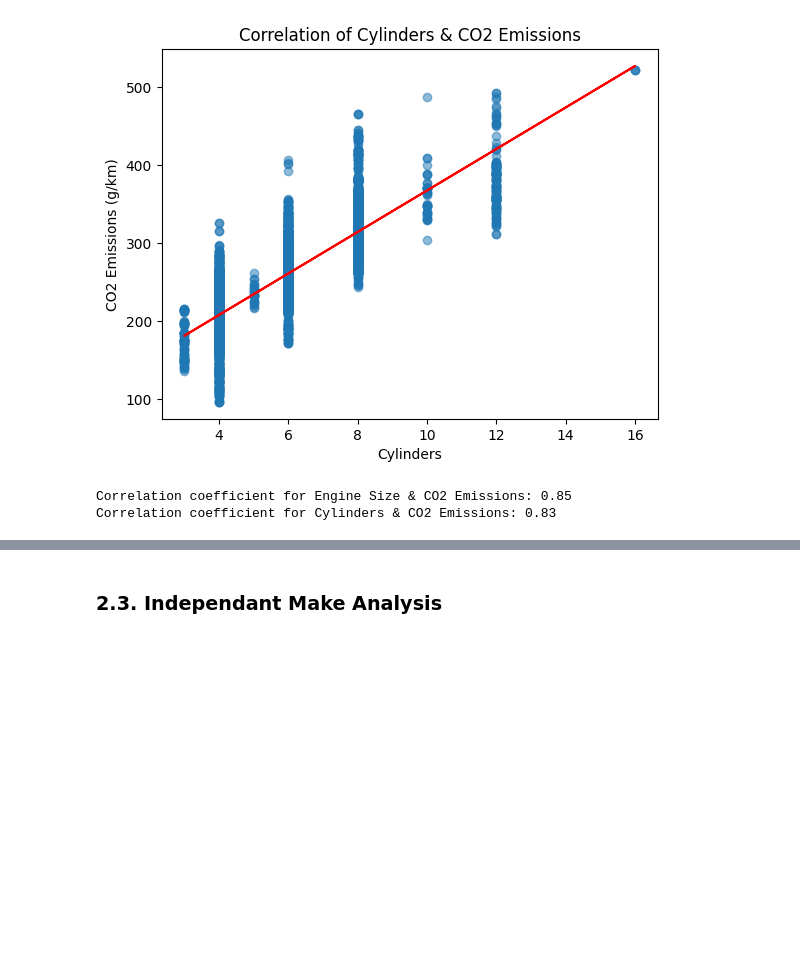
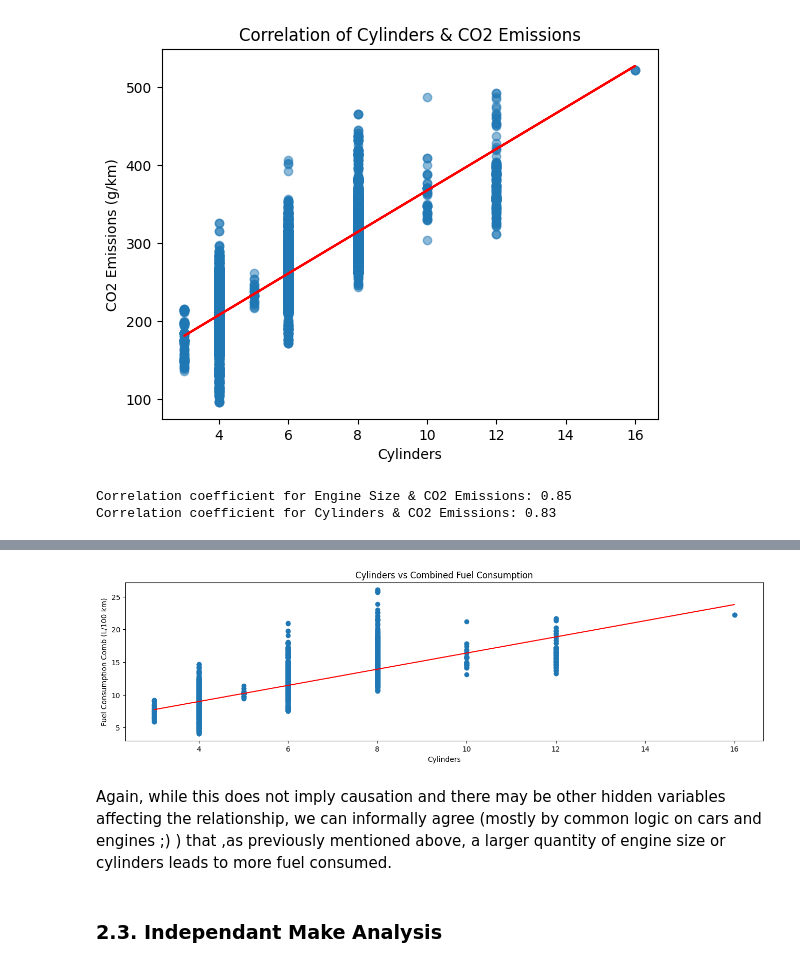
Before and after one commit to HasNas03/Jupyter-notebooks, a Jupyter notebook: emissions/Carbon Emissions.ipynb, the cells around one changed output, grey strips where cells are left out. Drawn from its saved outputs; the diff is of its cells as text; code cells hidden in the pictures; blank space fills up the shorter version.

```diff
--- a/emissions/Carbon Emissions.ipynb
+++ b/emissions/Carbon Emissions.ipynb
@@ -184,3 +197,20 @@ Both values are very close to 1, implying a positive association. This means tha
+# %%
+plt.figure(figsize=(16, 4))
+plt.scatter(df['Cylinders'], df['Fuel Consumption Comb (L/100 km)'])
+plt.title('Cylinders vs Combined Fuel Consumption')
+plt.xlabel('Cylinders')
+plt.ylabel('Fuel Consumption Comb (L/100 km)')
+
+# lgm polyfit
+coefficients = np.polyfit(df['Cylinders'], df['Fuel Consumption Comb (L/100 km)'], 1)
+trendline_x = np.linspace(df['Cylinders'].min(), df['Cylinders'].max(), 100)
+trendline_y = np.polyval(coefficients, trendline_x)
+plt.plot(trendline_x, trendline_y, color='red')
+plt.show()
+# %% [output]
+[figure, added]
+# %% [markdown]
+Again, while this does not imply causation and there may be other hidden variables affecting the relationship, we can informally agree (mostly by common logic on cars and engines ;) ) that ,as previously mentioned above, a larger quantity of engine size or cylinders leads to more fuel consumed.
 # %% [markdown]
 <h3> 2.3. Independant Make Analysis</h3>
 # %% [markdown]
```
Also changed, not shown: parts of 12 cells of this notebook, 1 other file.
